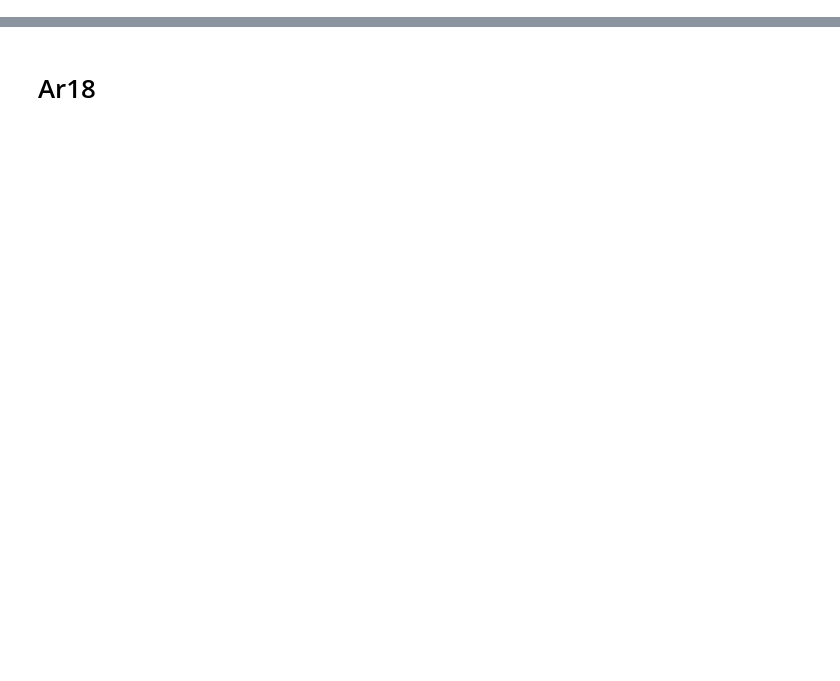
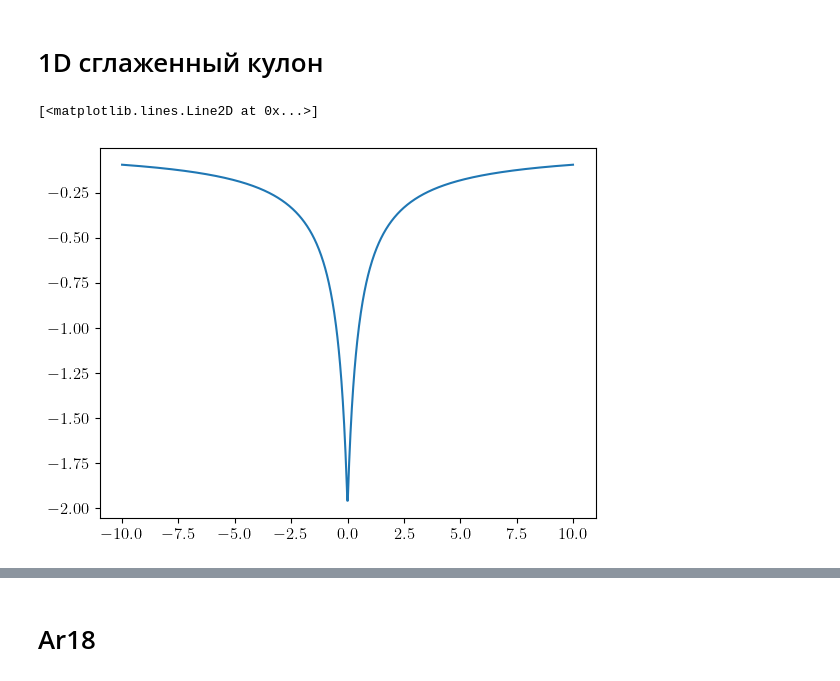
Before and after one commit to DenTyur/RSSFM, a Jupyter notebook: src/analitic/analitic.ipynb, the cells around one changed output, grey strips where cells are left out. Saved outputs shown, nothing was run; the diff lists cells and outputs as text; code cells hidden in the pictures; blank space fills up the shorter version.

```diff
--- a/src/analitic/analitic.ipynb
+++ b/src/analitic/analitic.ipynb
@@ -28,3 +28,14 @@ matplotlib.rc("font", **font)
 au_to_fs = 2.4*10**(-17)*10**15
 
 from IR import IR
+# %% [markdown]
+# 1D сглаженный кулон
+# %%
+def atom_potential(x, z, a):
+    return z/(np.abs(x)+a)
+
+x = np.linspace(-10, 10, 1000)
+plt.plot(x, atom_potential(x, -1, 0.5))
+# %% [output]
+[<matplotlib.lines.Line2D at 0x...>]
+[figure, added]
```
Also changed, not shown: parts of 6 cells of this notebook, 6 other files.
